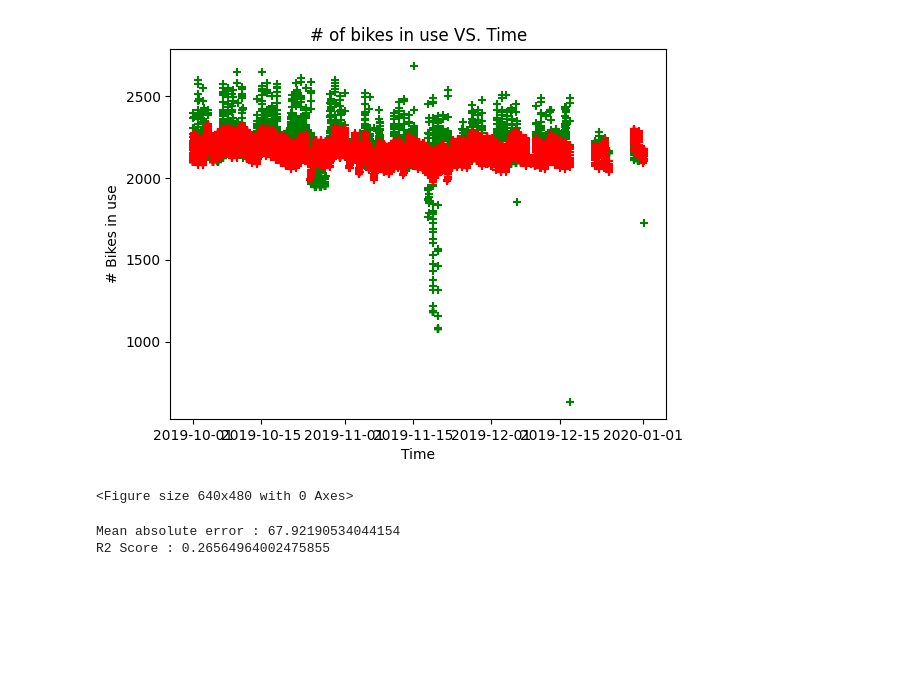
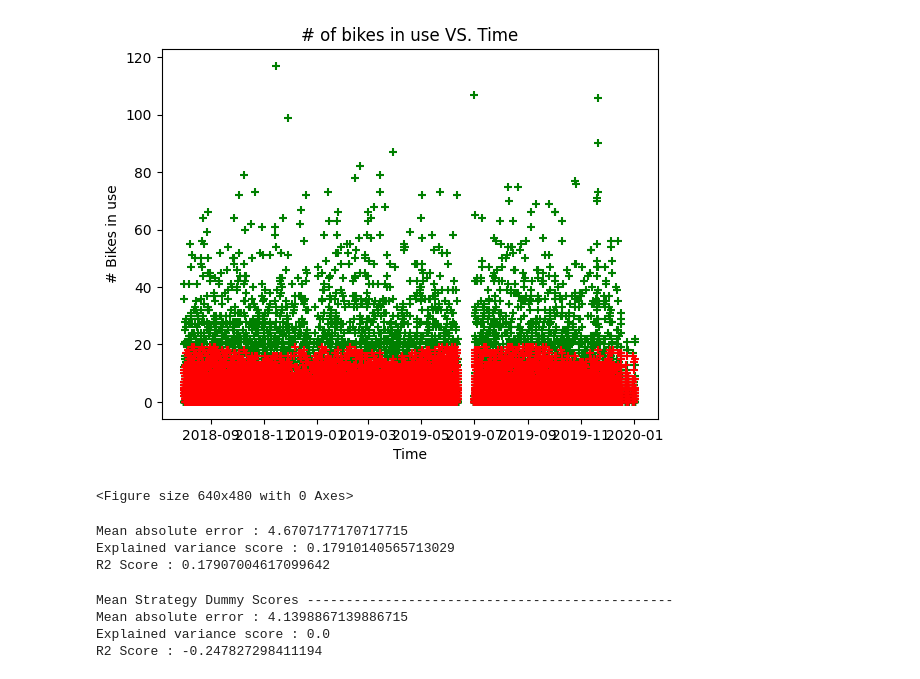
Before and after one commit to tstephen22/ML-Final, a Jupyter notebook: Pandemic Period - No Pandemic.ipynb, the cells around one changed output. Saved outputs shown, nothing was run; the diff lists cells and outputs as text; code cells hidden in the pictures; blank space fills up the shorter version.

```diff
--- a/Pandemic Period - No Pandemic.ipynb
+++ b/Pandemic Period - No Pandemic.ipynb
@@ -1,7 +1,11 @@
 # %%
 import pandas as pd
 import numpy as np
+from sklearn.model_selection import train_test_split
+from sklearn.preprocessing import PolynomialFeatures
+from sklearn.neural_network import MLPRegressor
+from sklearn.preprocessing import StandardScaler
+from sklearn.model_selection import cross_val_score
+
 np.set_printoptions(suppress=True) #for printing
-#Note - change this to DATA.csv
-file = pd.read_csv('dublinbikes_20191001_20200101.csv')
-print("File read.")
+import swifter
@@ -202,5 +273,9 @@ hidden layer size  50
+# %%
+HIDDEN_SIZE = 20 # Selected from analysing the f1 score
+C = 10
+ITERATIONS = 1000
 # %%
-model = MLPRegressor(hidden_layer_sizes=(hidden_size), alpha=1.0/C, verbose=True, max_iter=1000).fit(Xtrain, ytrain)
+model = MLPRegressor(hidden_layer_sizes=(HIDDEN_SIZE), alpha=1.0/C, verbose=True, max_iter=ITERATIONS).fit(Xtrain, ytrain)
 print("Model trained.")
 print("Model # features : ", model.n_features_in_)
 # %% [output]
@@ -224,33 +299,48 @@ Model # features :  11
 # %%
 #Graphs and Metrics of trained neural network
 preds = model.predict(Xtest)
-import math
-# date_strings = YEAR-MONTH-DAY HOUR
-def toDateTime(set) :
-    return np.array(list(map(lambda x : str(int(x[0])) + "-" + str(int(x[1])).zfill(2) + "-" + str(int(x[2])).zfill(2) + " " + str(int(math.sqrt(x[3]))).zfill(2) + ":" + str(int(math.sqrt(x[4]))).zfill(2)
-                                 , set)))
+#Round predictions to whole numbers - 0 if negative
+def integerise(num) :
+    if num > 0 : return round(num)
+    else : return 0
 
-date_strings = toDateTime(XTestDates)
-Xtest_dates = pd.to_datetime(date_strings, format="%Y-%m-%d %H:%M")
+preds = np.array(list(map(integerise, preds)))
 
 #Graph predictions vs actual for test set
 plt.scatter(Xtest_dates, ytest, c='g', marker="+")
 plt.scatter(Xtest_dates, preds, c='r', marker="+")
 
 plt.xlabel("Time")
 plt.ylabel("# Bikes in use")
 plt.title("# of bikes in use VS. Time")
 plt.savefig("graphs/neural2019TestScatter.png")
 plt.show()
 plt.clf()
 # %% [output]
-[figure, old version]
+[figure, new version]
 <Figure size 640x480 with 0 Axes>
 # %%
 #Metrics
-from sklearn.metrics import mean_absolute_error, r2_score
+from sklearn.metrics import mean_absolute_error, r2_score, explained_variance_score
 print("Mean absolute error : " + str(mean_absolute_error(ytest, preds)))
+print("Explained variance score : " + str(explained_variance_score(ytest, preds)))
 print("R2 Score : " + str(r2_score(ytest, preds)))
 # %% [output]
-Mean absolute error : 67.92190534044154
-R2 Score : 0.26564964002475855
+Mean absolute error : 4.6707177170717715
+Explained variance score : 0.17910140565713029
+R2 Score : 0.17907004617099642
+# %%
+# Compare to dummy classifier
+from sklearn.dummy import DummyRegressor
+dummy = DummyRegressor(strategy='median')
+dummy.fit(Xtrain, ytrain)
+dummyPreds = dummy.predict(Xtest)
+print("Mean Strategy Dummy Scores -----------------------------------------------")
+print("Mean absolute error : " + str(mean_absolute_error(ytest, dummyPreds)))
+print("Explained variance score : " + str(explained_variance_score(ytest, dummyPreds)))
+print("R2 Score : " + str(r2_score(ytest, dummyPreds)))
+# %% [output]
+Mean Strategy Dummy Scores -----------------------------------------------
+Mean absolute error : 4.1398867139886715
+Explained variance score : 0.0
+R2 Score : -0.247827298411194
```
Also changed, not shown: parts of 22 cells of this notebook, 9 other files.
